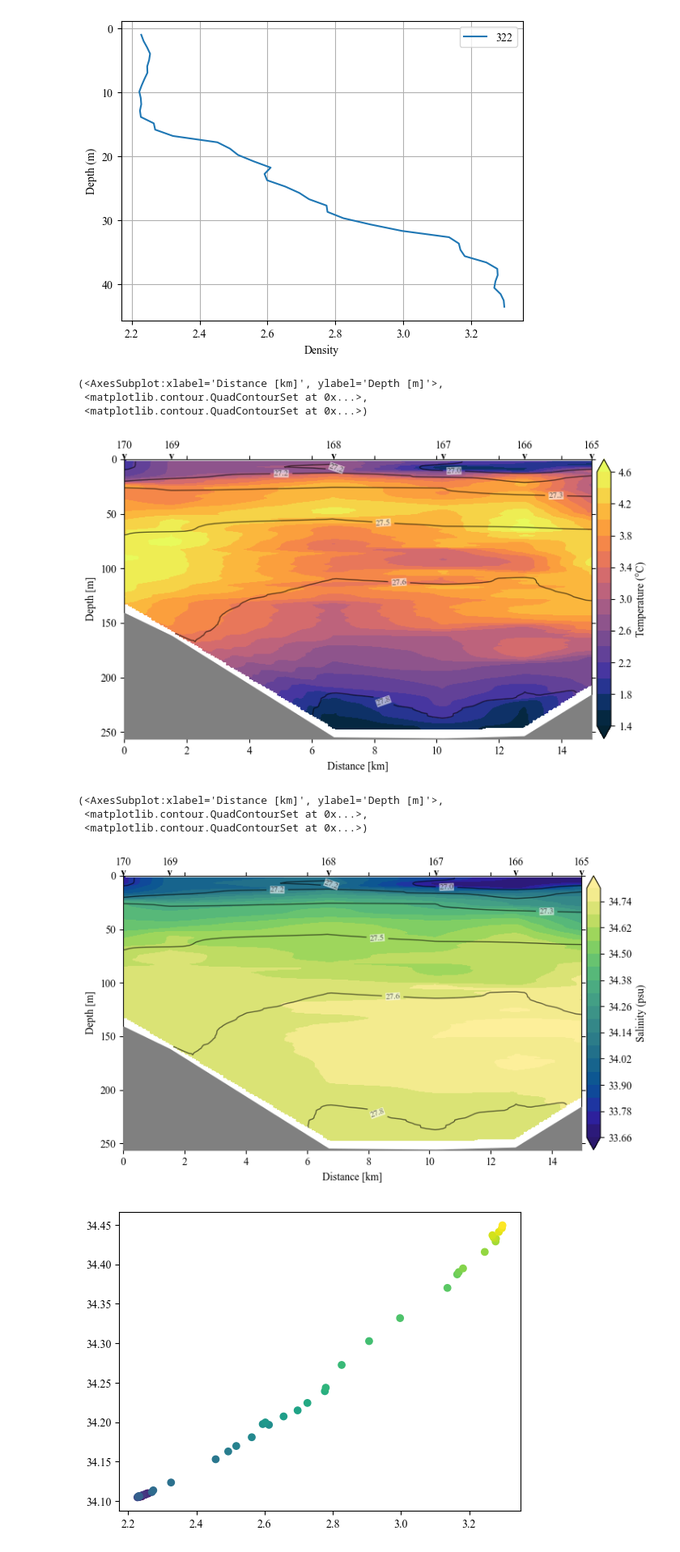
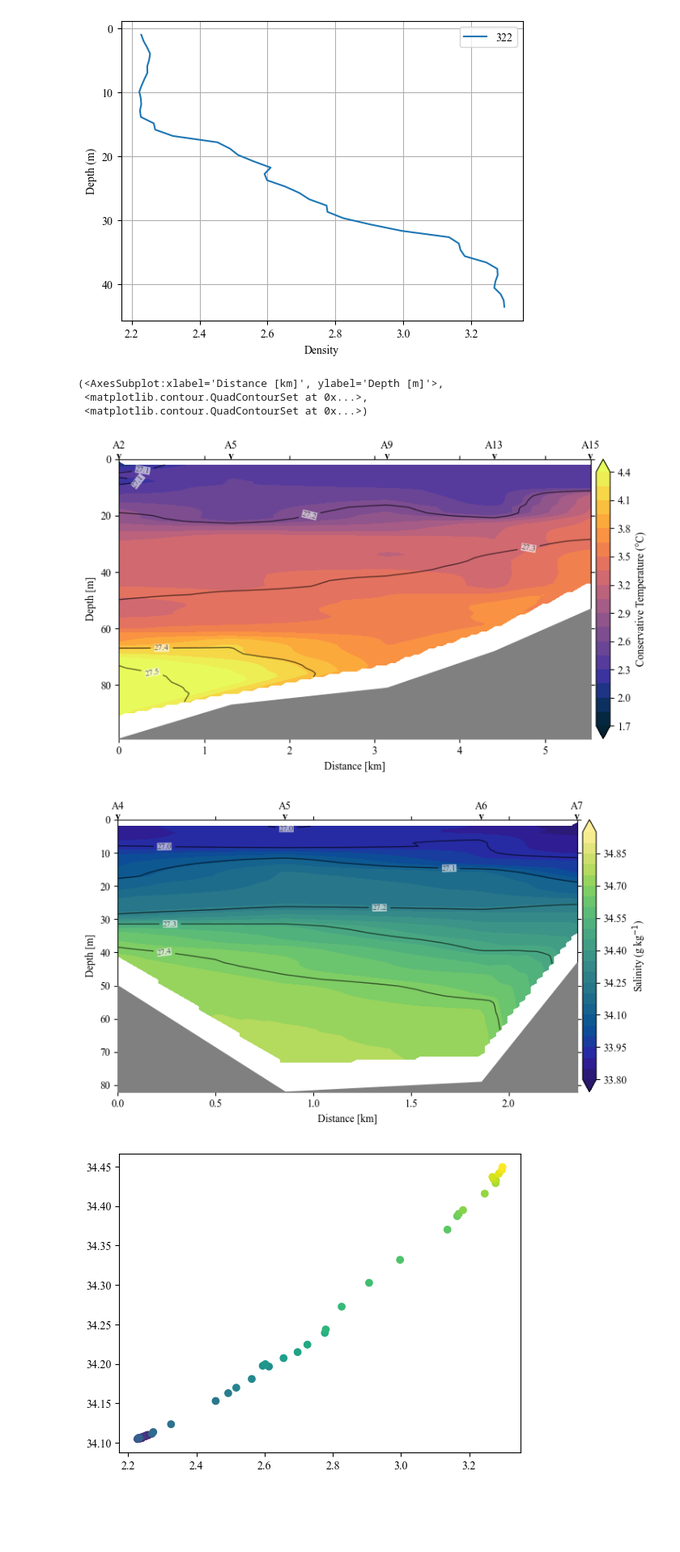
Before and after one commit to alpsjur/AGF-Adventfjorden, a Jupyter notebook: code/notebooks/Adventfjorden.ipynb, the cells around one changed output. Shown: that part at 81% size. Drawn from its saved outputs; the diff is of its cells as text; code cells hidden in the pictures; blank space fills up the shorter version.

Commit message:
new Adventfjorden script

```diff
--- a/code/notebooks/Adventfjorden.ipynb
+++ b/code/notebooks/Adventfjorden.ipynb
@@ -19,6 +19,7 @@ from matplotlib.patches import Rectangle
 import matplotlib.colors as colors
 
 plt.rcParams["font.family"] = "times new roman"
+plt.rcParams["figure.figsize"]=12,12
 # %%
 def TSdiagram(ax,Svals,Tvals,levels): #,month):
     """
@@ -73,14 +76,15 @@ Oc.plot_CTD_map(CTD, extent=[15.25,15.8,78.2,78.3], topography="C:/Users/annak/O
 # %%
 # CROSS SECTIONS ADVENTFJORDEN
 # adv_outer = []
-adv_UNIS = ['322', '993', '323', '324']
+#adv_UNIS = ['322', '993', '323', '324']
+adv_UNIS = ['A4', 'A5', 'A6', 'A7*']
 adv_UNIS_D2 = ['A4', 'A5', 'A6', 'A7'] # Station Names second day (03/11/22)
 # adv_middle = []
 # adv_inner = []
 
 # LONG SECTION
-adv_along = ['A15', 'A13', 'A9', '993','A2'][::-1] # [::-1] flips array to start from A2
-adv_along_D2 =  ['A15', 'A13', 'A9', 'A5','A2'][::-1] # Station Names second day (03/11/22)
+#adv_along = ['A15', 'A13', 'A9', '993','A2'][::-1] # [::-1] flips array to start from A2
+adv_along =  ['A15', 'A13', 'A9', 'A5','A2'][::-1]
 
 adv_all = adv_UNIS+adv_along
 print(adv_all)
@@ -90,5 +94,5 @@ adv_day2 = ['A1', 'A2', 'A3', 'A7', 'A6', 'A5', 'A4', 'A8', 'A9', 'A10', 'A11',
 # ISFJORDEN CROSS SECTION
 isfjorden = [f'{i}' for i in range(165, 171)][::-1]
 
-section = ['322'] # change for section of interest
+section = adv_along # change for section of interest
 # %% [output]
@@ -120,30 +124,28 @@ plt.legend()
 [figure]
 # %%
 # TEMPERATURE
-Oc.plot_CTD_single_section(CTD, section, parameter='T',
-                               clabel='Temperature (\N{DEGREE SIGN}C)',
-                              cmap='cmo.thermal')
+Oc.plot_CTD_single_section(CTD, section, parameter='CT',
+                               clabel='Conservative Temperature (\N{DEGREE SIGN}C)',
+                              cmap='cmo.thermal', clevels=np.arange(1.7,4.5,0.15)) #, ticks=np.arange(1.7, 4.3, 0.2)) #, contourlevels=np.arange(2,5))
 #plt.title('Isfjorden')
-#plt.savefig("C:/Users/annak/OneDrive - University of Copenhagen/Desktop/AFG_Cruise/AGF-Adventfjorden/ocean_plots/Tcon_cross_221031.png",bbox_inches = "tight", dpi = 300)
-#plt.savefig("C:/Users/annak/OneDrive - University of Copenhagen/Desktop/AFG_Cruise/AGF-Adventfjorden/ocean_plots/Tcon_along_221031.png",bbox_inches = "tight", dpi = 300)
+#plt.savefig("C:/Users/annak/OneDrive - University of Copenhagen/Desktop/AFG_Cruise/AGF-Adventfjorden/ocean_plots/Tcon_cross_221103.png",bbox_inches = "tight", dpi = 300)
+#plt.savefig("C:/Users/annak/OneDrive - University of Copenhagen/Desktop/AFG_Cruise/AGF-Adventfjorden/ocean_plots/Tcon_along_221103.png",bbox_inches = "tight", dpi = 300)
+#help(Oc.plot_CTD_single_section)
 # %% [output]
 (<AxesSubplot:xlabel='Distance [km]', ylabel='Depth [m]'>,
  <matplotlib.contour.QuadContourSet at 0x...>,
  <matplotlib.contour.QuadContourSet at 0x...>)
-[figure, old version]
+[figure, new version]
 # %%
 # SALINITY
-Oc.plot_CTD_single_section(CTD, section, parameter='S',
-                               clabel='Salinity (psu)',
-                              cmap='cmo.haline')
+Oc.plot_CTD_single_section(CTD, section, parameter='SA',
+                               clabel='Salinity (g kg$^{-1}$)',
+                              cmap='cmo.haline', clevels=np.arange(33.8,34.95,0.05))
 #plt.title('Advent along')
-#plt.savefig("C:/Users/annak/OneDrive - University of Copenhagen/Desktop/AFG_Cruise/AGF-Adventfjorden/ocean_plots/Scon_cross_221031.png",bbox_inches = "tight", dpi = 300)
-#plt.savefig("C:/Users/annak/OneDrive - University of Copenhagen/Desktop/AFG_Cruise/AGF-Adventfjorden/ocean_plots/Scon_along_221031.png",bbox_inches = "tight", dpi = 300)
+#plt.savefig("C:/Users/annak/OneDrive - University of Copenhagen/Desktop/AFG_Cruise/AGF-Adventfjorden/ocean_plots/Scon_cross_221103.png",bbox_inches = "tight", dpi = 300)
+#plt.savefig("C:/Users/annak/OneDrive - University of Copenhagen/Desktop/AFG_Cruise/AGF-Adventfjorden/ocean_plots/Scon_along_221103.png",bbox_inches = "tight", dpi = 300)
 # %% [output]
-(<AxesSubplot:xlabel='Distance [km]', ylabel='Depth [m]'>,
- <matplotlib.contour.QuadContourSet at 0x...>,
- <matplotlib.contour.QuadContourSet at 0x...>)
-[figure, old version]
+[figure, new version]
 # %%
 
 sal=CTD['322']['SA']
```
Also changed, not shown: parts of 5 cells of this notebook.
